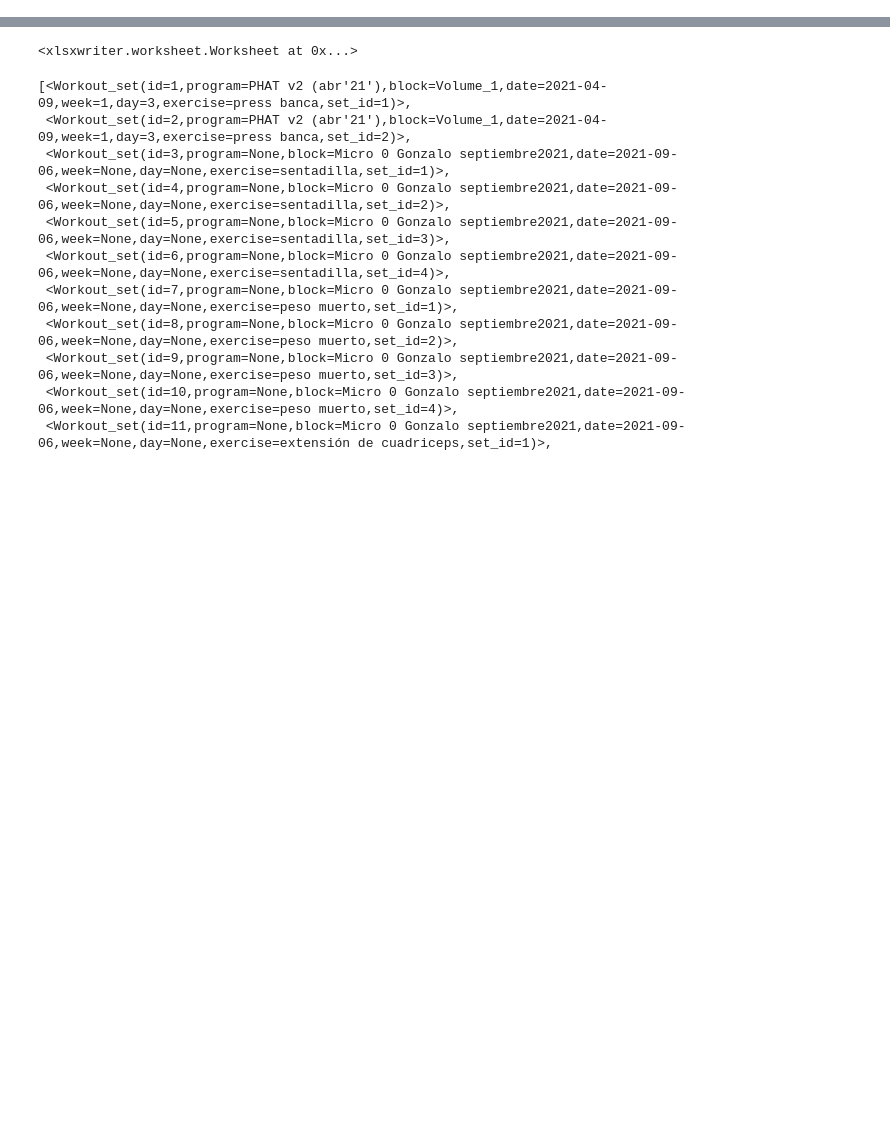
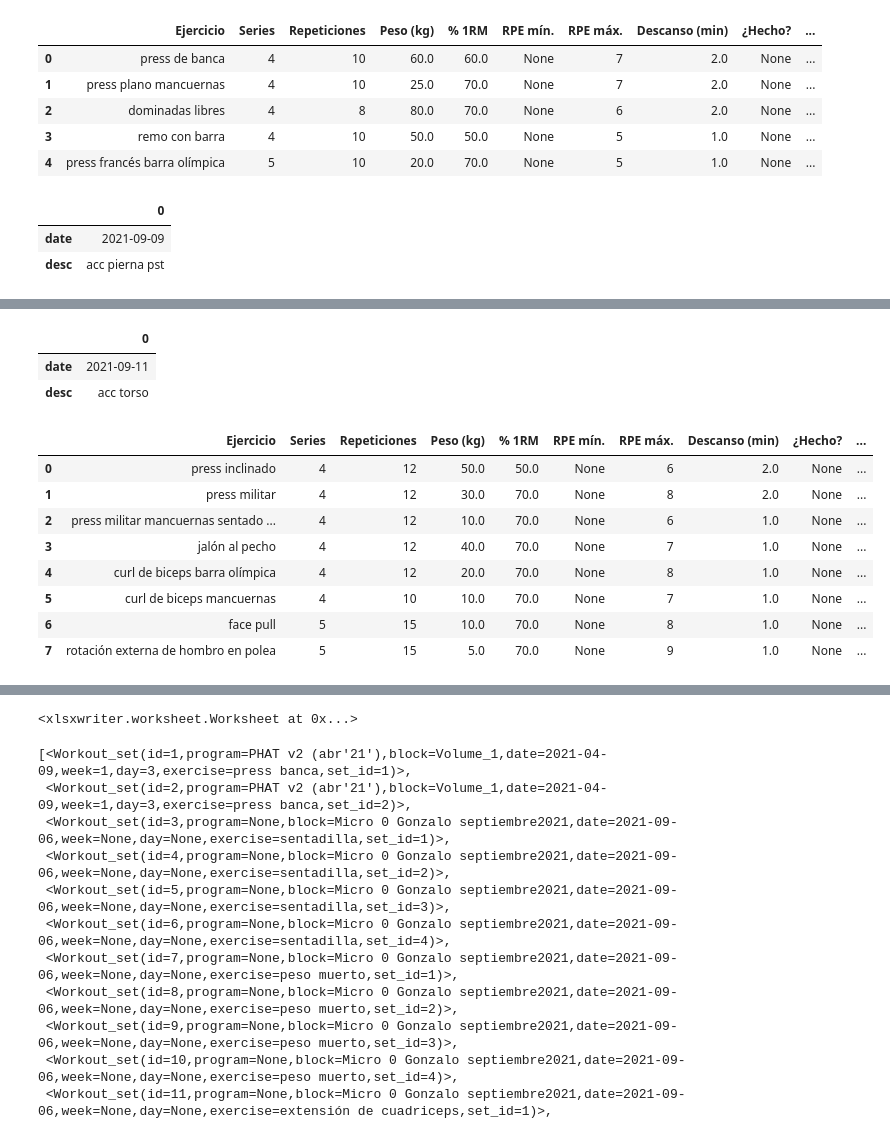
Before and after one commit to grhervas/gym-db, a Jupyter notebook: excel_generator.ipynb, the cells around one changed output, grey strips where cells are left out. Cells and saved outputs as stored; diff of their text form; code cells hidden in the pictures; blank space fills up the shorter version.

Commit message:
Implement function for excel file generator.

```diff
--- a/excel_generator.ipynb
+++ b/excel_generator.ipynb
@@ -16,6 +71,6 @@ def generate_program_excel(program_id, output_dir):
 # %%
 PROGRAM_ID = 4
-OUTPUT_DIR = "data/"
+OUTPUT_DIR = "/mnt/c/Users/gonza/OneDrive/Gym/routines_log/"
 
 try:
     program = session.query(Program).filter_by(program_id=PROGRAM_ID).one()
@@ -26,19 +81,51 @@ except NoResultFound:
 program_name = program.program_desc if program.program_desc else f"Program_{program.program_id}"
 print(program_name)
 
-writer = pd.ExcelWriter(program_name + ".xlsx", engine="xlsxwriter")
-workbook = writer.book
+with pd.ExcelWriter(OUTPUT_DIR + program_name + ".xlsx", engine="xlsxwriter") as writer:
+    workbook = writer.book
 
-program_blocks = session.query(Block).filter_by(program_id=PROGRAM_ID).all()
-for program_block in program_blocks:
-    block_name = program_block.block_desc
-    print(block_name)
-    workbook.add_worksheet(block_name)
-    # print(program_block.workouts)
-    for workout in program_block.workouts:
-        print(workout.workout_desc)
-        for wod_set in workout.workout_sets:
-            print(wod_set)
+    program_blocks = session.query(Block).filter_by(program_id=PROGRAM_ID).all()
+    for program_block in program_blocks:
+        block_name = program_block.block_desc
+        print(block_name)
+        # workbook.add_worksheet(block_name)
+        start_row = 0
+        for workout in program_block.workouts:
+            df_workout_header = pd.DataFrame([workout.date_workout, workout.workout_desc],
+                                            index=["date", "desc"])
+            display(df_workout_header)
+            df_workout = pd.read_sql(
+                session.query(Exercise.exercise_desc.label("Ejercicio"),
+                            func.count(Workout_set.set_id).label("Series"),
+                            Workout_set.no_reps.label("Repeticiones"),
+                            Workout_set.weight.label("Peso (kg)"),
+                            Workout_set.perc_rm.label("% 1RM"),
+                            Workout_set.min_rpe.label("RPE mín."),
+                            Workout_set.max_rpe.label("RPE máx."),
+                            Workout_set.rest_min.label("Descanso (min)"))
+                    .group_by(Exercise.exercise_desc)
+                    .filter(Exercise.exercise_id == Workout_set.exercise_id,
+                            Workout_set.workout_id == workout.workout_id)
+                    .order_by(Workout_set.workout_set_id)
+                    .statement,
+                session.bind)
+
+            # Add log fields (the No. Sets, No. Reps, Weight and RPE should be replaced
+            # if needed)
+            df_workout[["¿Hecho?", "Comentarios", "RPE total",
+                        "Duración (min)", "Comentario general"]] = None
+            display(df_workout)
+
+            df_workout_header.to_excel(writer, sheet_name=block_name,
+                                       startrow=start_row,
+                                       index=False, header=False)
+            start_row += df_workout_header.shape[0]
+            df_workout.to_excel(writer, sheet_name=block_name,
+                                startrow=start_row,
+                                index=False)
+            start_row += (df_workout.shape[0] + 2)
+
+    # writer.save()
 # %% [output]
 Program_4
 Micro 0 Gonzalo septiembre2021
@@ -59,0 +144,9 @@ pierna
+|  | Ejercicio | Series | Repeticiones | Peso (kg) | % 1RM | RPE mín. | RPE máx. | Descanso (min) | ¿Hecho? | ... |
+| 0 | press de banca | 4 | 10 | 60.0 | 60.0 | None | 7 | 2.0 | None | ... |
+| 1 | press plano mancuernas | 4 | 10 | 25.0 | 70.0 | None | 7 | 2.0 | None | ... |
+| 2 | dominadas libres | 4 | 8 | 80.0 | 70.0 | None | 6 | 2.0 | None | ... |
+| 3 | remo con barra | 4 | 10 | 50.0 | 50.0 | None | 5 | 1.0 | None | ... |
+| 4 | press francés barra olímpica | 5 | 10 | 20.0 | 70.0 | None | 5 | 1.0 | None | ... |
+|  | 0 |
+| date | 2021-09-09 |
+| desc | acc pierna pst |
@@ -59,0 +159,12 @@ pierna
+|  | 0 |
+| date | 2021-09-11 |
+| desc | acc torso |
+|  | Ejercicio | Series | Repeticiones | Peso (kg) | % 1RM | RPE mín. | RPE máx. | Descanso (min) | ¿Hecho? | ... |
+| 0 | press inclinado | 4 | 12 | 50.0 | 50.0 | None | 6 | 2.0 | None | ... |
+| 1 | press militar | 4 | 12 | 30.0 | 70.0 | None | 8 | 2.0 | None | ... |
+| 2 | press militar mancuernas sentado ... | 4 | 12 | 10.0 | 70.0 | None | 6 | 1.0 | None | ... |
+| 3 | jalón al pecho | 4 | 12 | 40.0 | 70.0 | None | 7 | 1.0 | None | ... |
+| 4 | curl de biceps barra olímpica | 4 | 12 | 20.0 | 70.0 | None | 8 | 1.0 | None | ... |
+| 5 | curl de biceps mancuernas | 4 | 10 | 10.0 | 70.0 | None | 7 | 1.0 | None | ... |
+| 6 | face pull | 5 | 15 | 10.0 | 70.0 | None | 8 | 1.0 | None | ... |
+| 7 | rotación externa de hombro en polea | 5 | 15 | 5.0 | 70.0 | None | 9 | 1.0 | None | ... |
```
Also changed, not shown: parts of 7 cells of this notebook, 3 other files.
